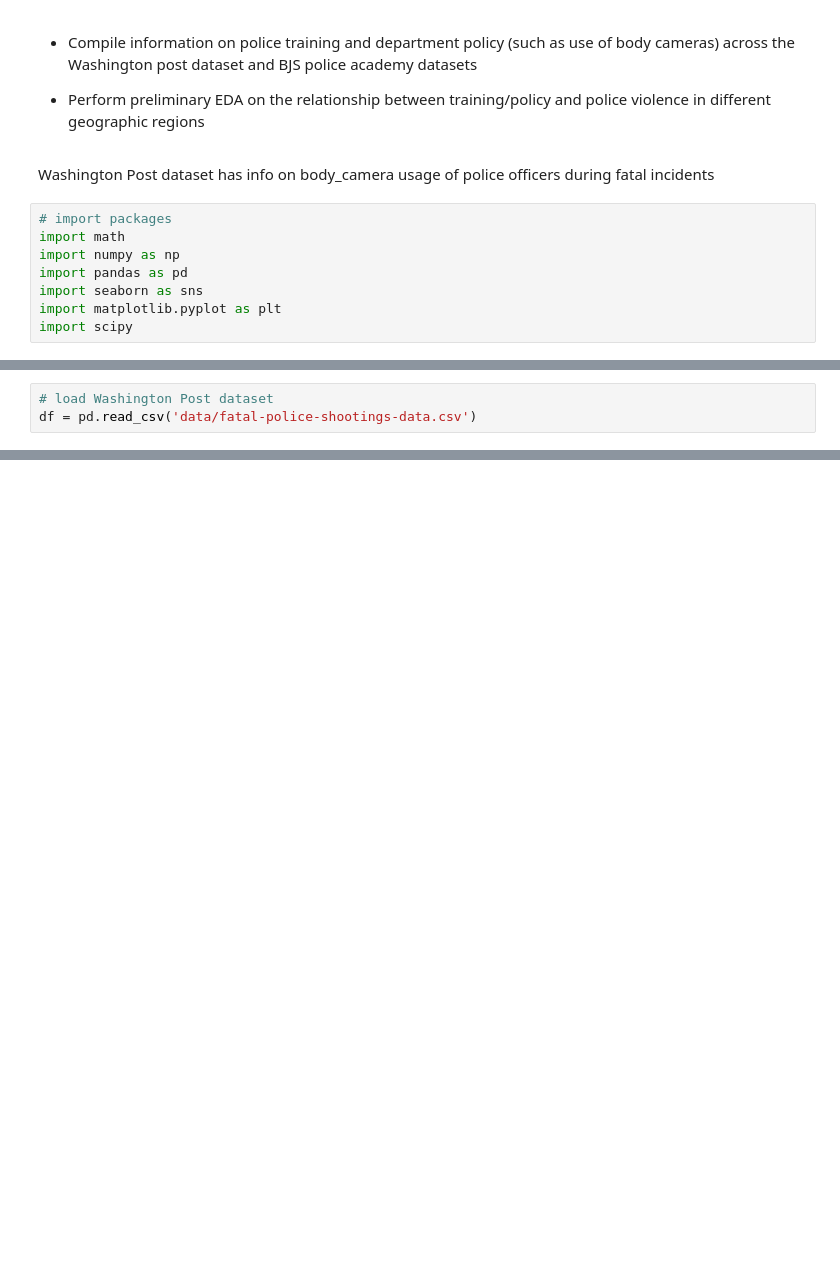
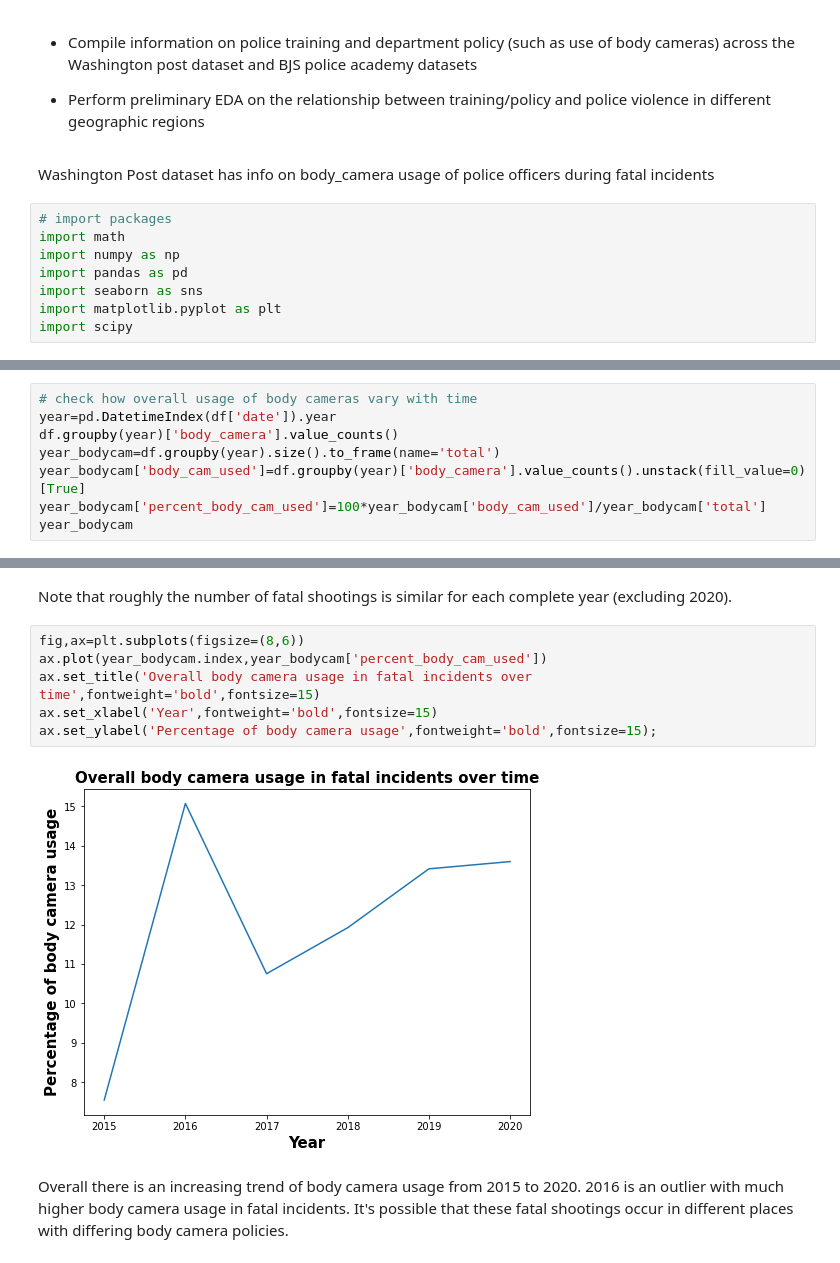
Before and after one commit to annajaffe/police-violence, a Jupyter notebook: CY_EDA_notebook.ipynb, the cells around one changed output, grey strips where cells are left out. Drawn from its saved outputs; the diff is of its cells as text; blank space fills up the shorter version.

```diff
--- a/CY_EDA_notebook.ipynb
+++ b/CY_EDA_notebook.ipynb
@@ -19,3 +16,0 @@ import scipy
-# %%
-# load Washington Post dataset
-df = pd.read_csv('data/fatal-police-shootings-data.csv')
@@ -76,0 +195,8 @@ array([], shape=(0, 9), dtype=object)
+# %%
+# check how overall usage of body cameras vary with time
+year=pd.DatetimeIndex(df['date']).year
+df.groupby(year)['body_camera'].value_counts()
+year_bodycam=df.groupby(year).size().to_frame(name='total')
+year_bodycam['body_cam_used']=df.groupby(year)['body_camera'].value_counts().unstack(fill_value=0)[True]
+year_bodycam['percent_body_cam_used']=100*year_bodycam['body_cam_used']/year_bodycam['total']
+year_bodycam
@@ -76,0 +212,12 @@ array([], shape=(0, 9), dtype=object)
+# %% [markdown]
+Note that roughly the number of fatal shootings is similar for each complete year (excluding 2020).
+# %%
+fig,ax=plt.subplots(figsize=(8,6))
+ax.plot(year_bodycam.index,year_bodycam['percent_body_cam_used'])
+ax.set_title('Overall body camera usage in fatal incidents over time',fontweight='bold',fontsize=15)
+ax.set_xlabel('Year',fontweight='bold',fontsize=15)
+ax.set_ylabel('Percentage of body camera usage',fontweight='bold',fontsize=15);
+# %% [output]
+[figure, added]
+# %% [markdown]
+Overall there is an increasing trend of body camera usage from 2015 to 2020. 2016 is an outlier with much higher body camera usage in fatal incidents. It's possible that these fatal shootings occur in different places with differing body camera policies.
```
Also changed, not shown: parts of 78 cells of this notebook, 2 other files.
